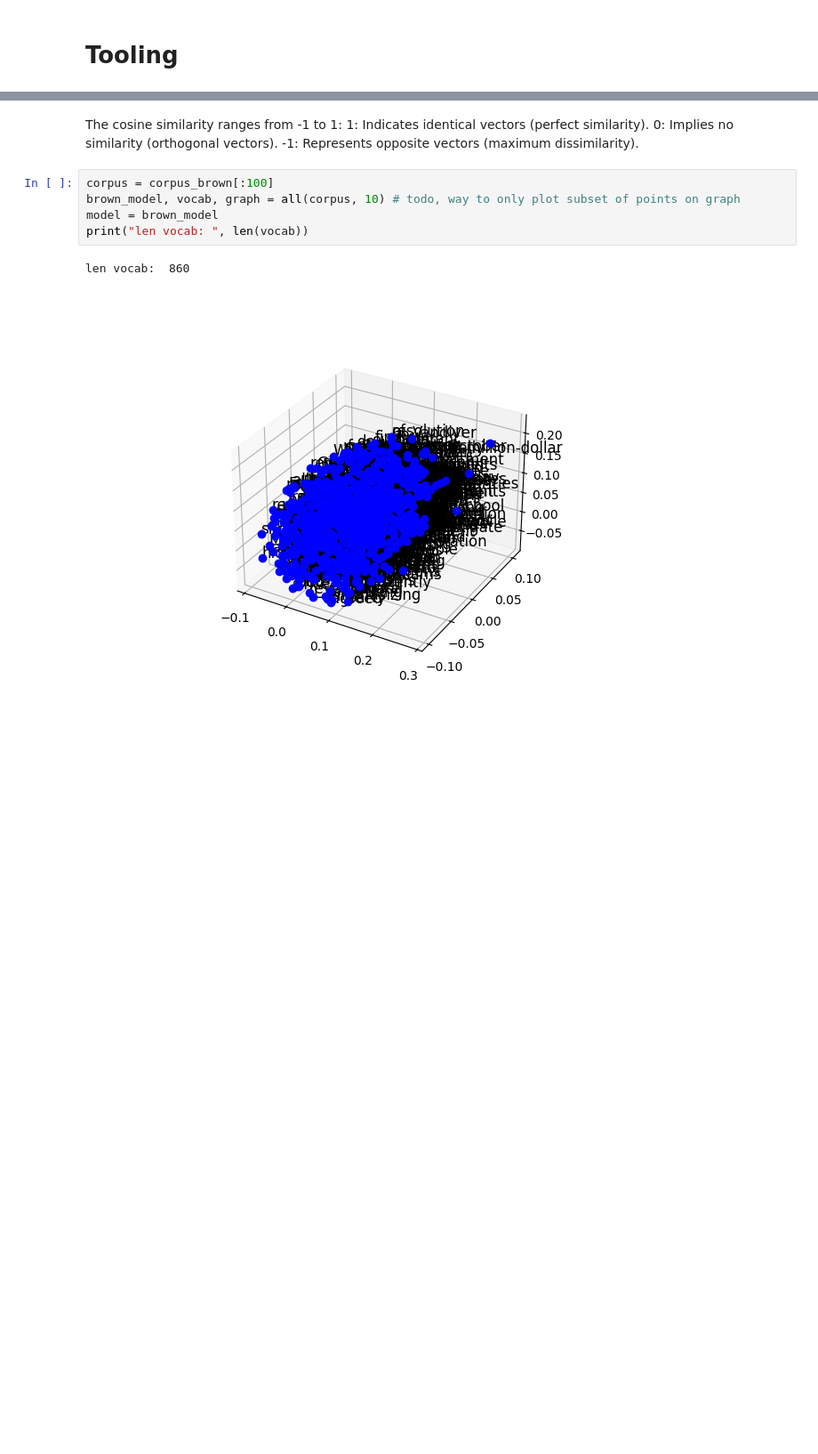
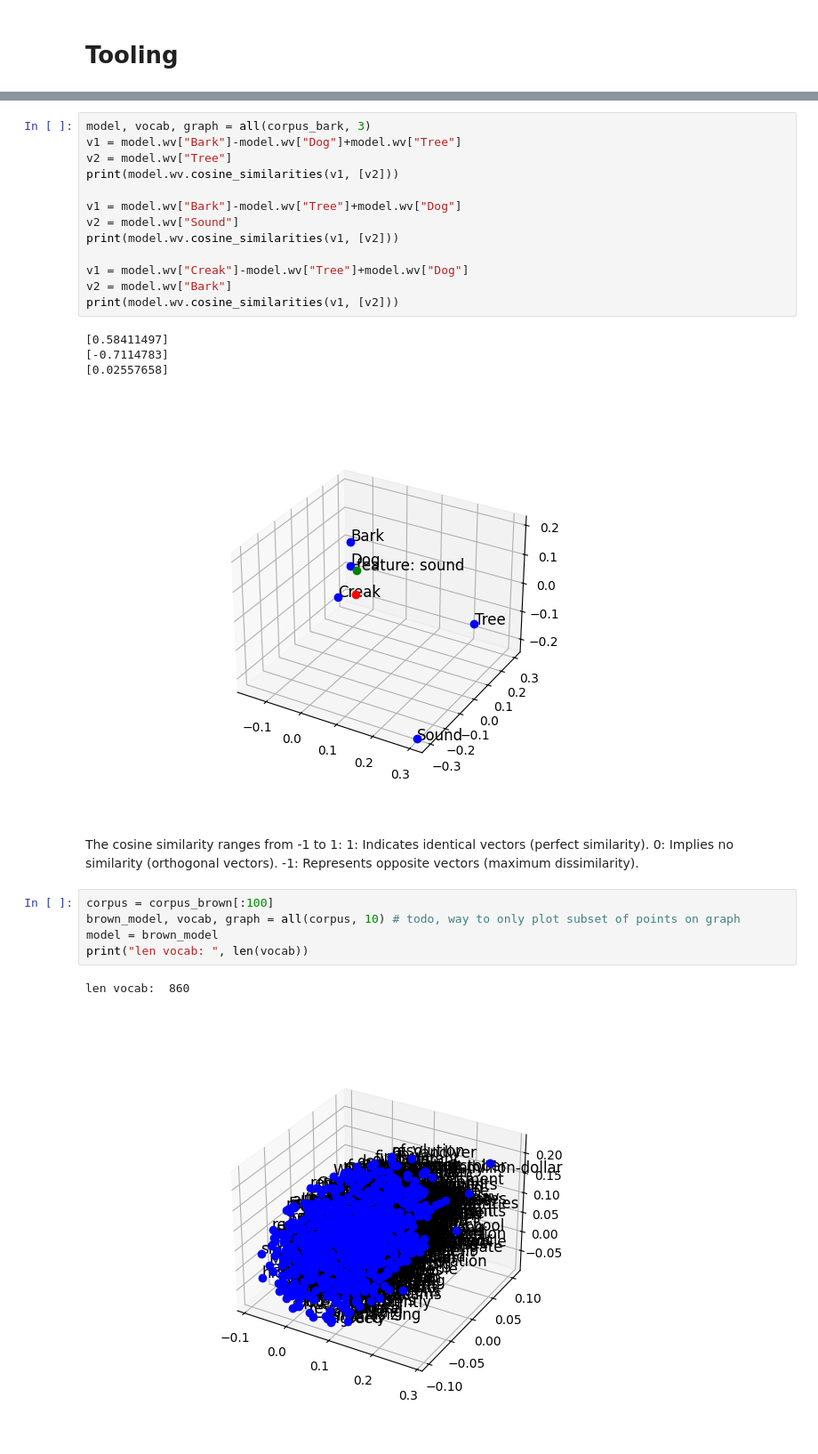
Before and after one commit to DanielJMWilliams/PolysemanticUniversality, a Jupyter notebook: embeddings_tests.ipynb, the cells around one changed output, grey strips where cells are left out. Shown at 89% size. Saved outputs shown, nothing was run; the diff lists cells and outputs as text; blank space fills up the shorter version.

```diff
--- a/embeddings_tests.ipynb
+++ b/embeddings_tests.ipynb
@@ -198,3 +207,21 @@ model, vocab, graph = all(corpus_capital, 3)
+# %%
+model, vocab, graph = all(corpus_bark, 3)
+v1 = model.wv["Bark"]-model.wv["Dog"]+model.wv["Tree"]
+v2 = model.wv["Tree"]
+print(model.wv.cosine_similarities(v1, [v2]))
+
+v1 = model.wv["Bark"]-model.wv["Tree"]+model.wv["Dog"]
+v2 = model.wv["Sound"]
+print(model.wv.cosine_similarities(v1, [v2]))
+
+v1 = model.wv["Creak"]-model.wv["Tree"]+model.wv["Dog"]
+v2 = model.wv["Bark"]
+print(model.wv.cosine_similarities(v1, [v2]))
+# %% [output]
+[0.58411497]
+[-0.7114783]
+[0.02557658]
+[figure, added]
 # %% [markdown]
 The cosine similarity ranges from -1 to 1:
 1: Indicates identical vectors (perfect similarity).
```
Also changed, not shown: parts of 23 cells of this notebook.
